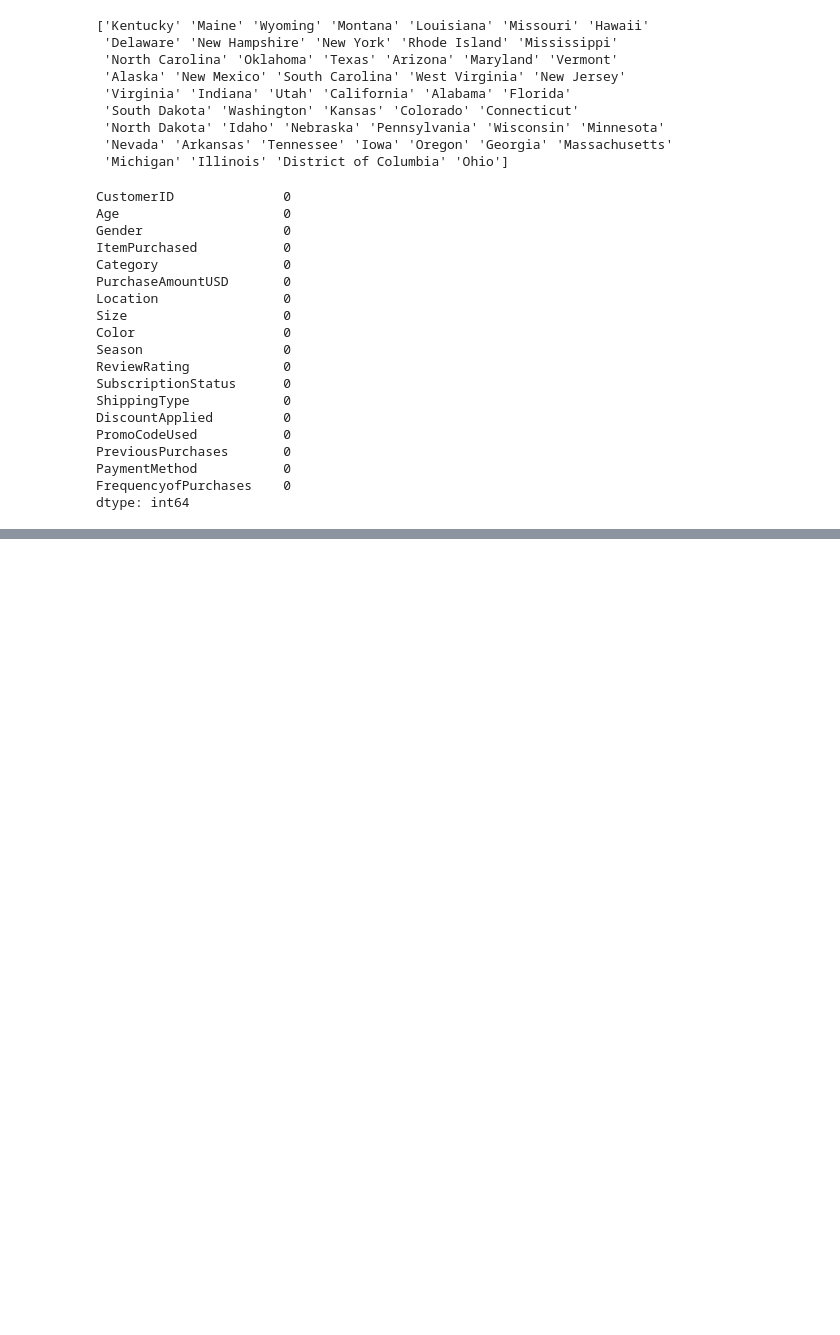
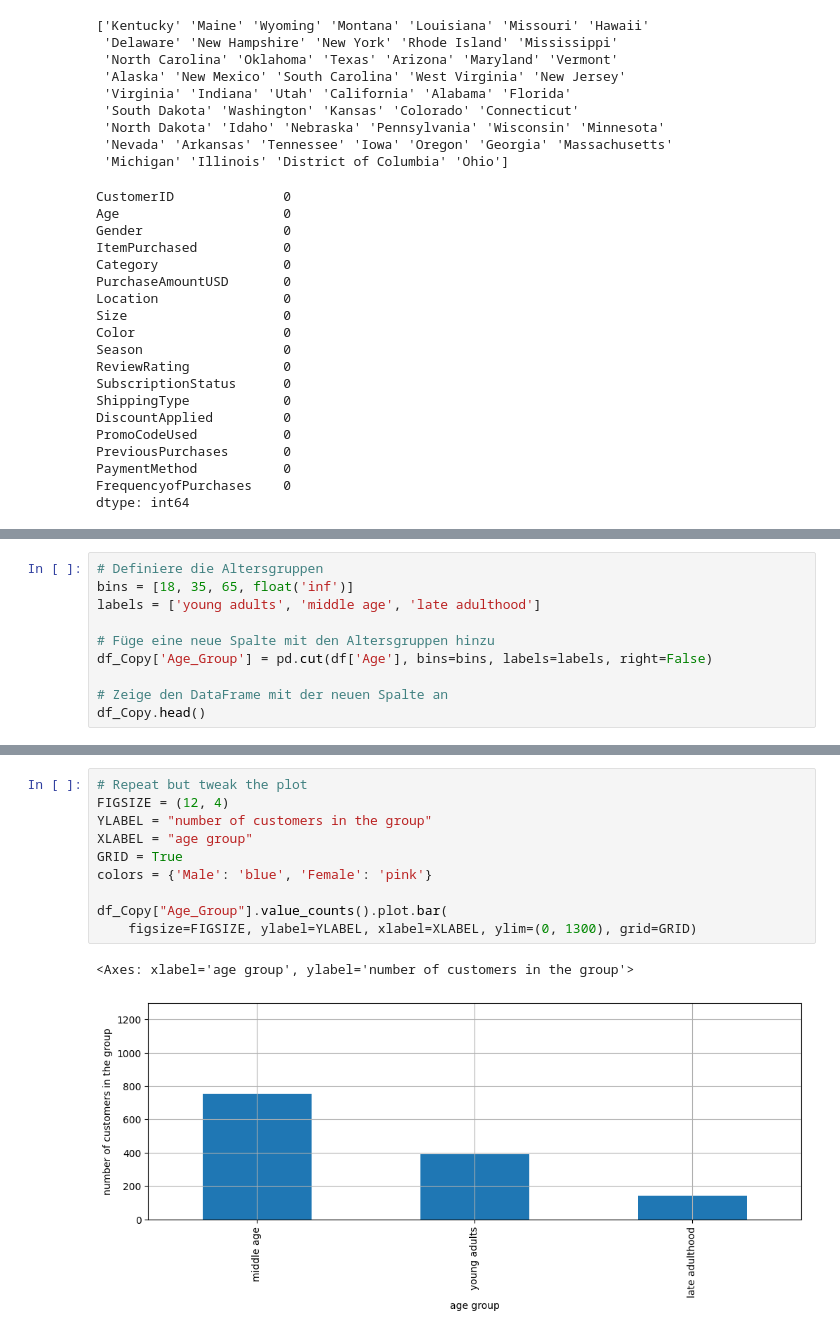
Before and after one commit to rachma24/ML-sose24, a Jupyter notebook: Abgabe1.ipynb, the cells around one changed output, grey strips where cells are left out. Saved outputs shown, nothing was run; the diff lists cells and outputs as text; blank space fills up the shorter version.

Commit message:
Question changed, desc statistics and plots added

```diff
--- a/Abgabe1.ipynb
+++ b/Abgabe1.ipynb
@@ -364,3 +380,13 @@ pd.get_dummies(df[VARIABLES_TO_OHE])
 | 1284 | False | True | False | False |
 | 1285 | False | True | False | False |
 1286 rows × 4 columns
+# %%
+# Definiere die Altersgruppen
+bins = [18, 35, 65, float('inf')]
+labels = ['young adults', 'middle age', 'late adulthood']
+
+# Füge eine neue Spalte mit den Altersgruppen hinzu
+df_Copy['Age_Group'] = pd.cut(df['Age'], bins=bins, labels=labels, right=False)
+
+# Zeige den DataFrame mit der neuen Spalte an
+df_Copy.head()
@@ -366,0 +400,13 @@ pd.get_dummies(df[VARIABLES_TO_OHE])
+# %%
+# Repeat but tweak the plot
+FIGSIZE = (12, 4)
+YLABEL = "number of customers in the group"
+XLABEL = "age group"
+GRID = True
+colors = {'Male': 'blue', 'Female': 'pink'}
+
+df_Copy["Age_Group"].value_counts().plot.bar(
+    figsize=FIGSIZE, ylabel=YLABEL, xlabel=XLABEL, ylim=(0, 1300), grid=GRID)
+# %% [output]
+<Axes: xlabel='age group', ylabel='number of customers in the group'>
+[figure, added]
```
Also changed, not shown: parts of 18 cells of this notebook, 3 other files.
